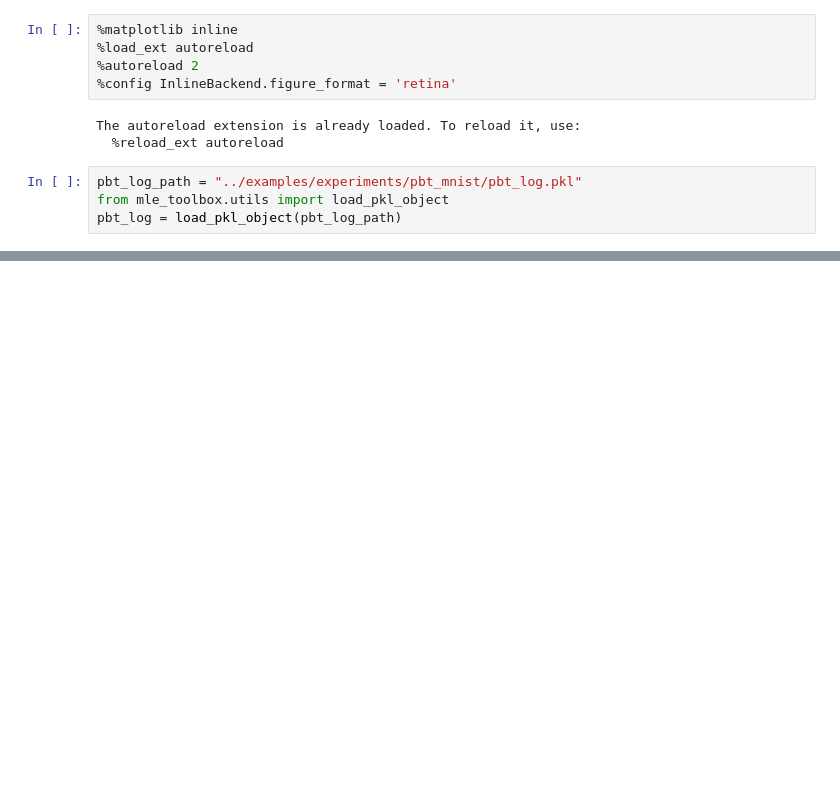
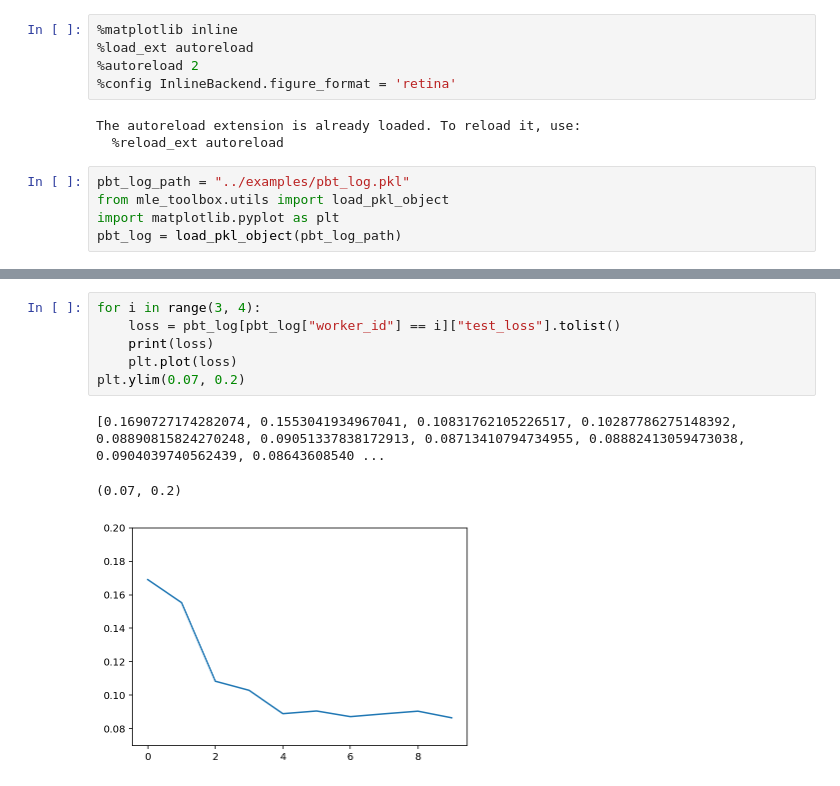
Before and after one commit to mle-infrastructure/mle-toolbox, a Jupyter notebook: notebooks/inspect_pbt.ipynb, the cells around one changed output, grey strips where cells are left out. Saved outputs shown, nothing was run; the diff lists cells and outputs as text; blank space fills up the shorter version.

```diff
--- a/notebooks/inspect_pbt.ipynb
+++ b/notebooks/inspect_pbt.ipynb
@@ -7,8 +7,9 @@
 The autoreload extension is already loaded. To reload it, use:
   %reload_ext autoreload
 # %%
-pbt_log_path = "../examples/experiments/pbt_mnist/pbt_log.pkl"
+pbt_log_path = "../examples/pbt_log.pkl"
 from mle_toolbox.utils import load_pkl_object
+import matplotlib.pyplot as plt
 pbt_log = load_pkl_object(pbt_log_path)
 # %%
 pbt_log = pbt_log.sort_values(["pbt_step_id", "worker_id"])
@@ -29,0 +32,10 @@ pbt_log[pbt_log["worker_id"] == 0]
+# %%
+for i in range(3, 4):
+    loss = pbt_log[pbt_log["worker_id"] == i]["test_loss"].tolist()
+    print(loss)
+    plt.plot(loss)
+plt.ylim(0.07, 0.2)
+# %% [output]
+[0.1690727174282074, 0.1553041934967041, 0.10831762105226517, 0.10287786275148392, 0.08890815824270248, 0.09051337838172913, 0.08713410794734955, 0.08882413059473038, 0.0904039740562439, 0.08643608540 ...
+(0.07, 0.2)
+[figure, added]
```
Also changed, not shown: parts of 4 cells of this notebook, 2 other files.
